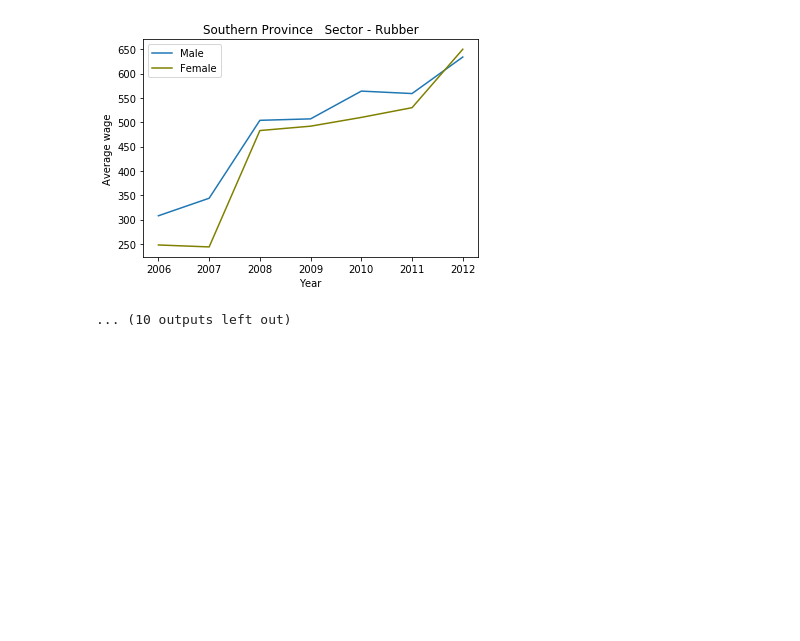
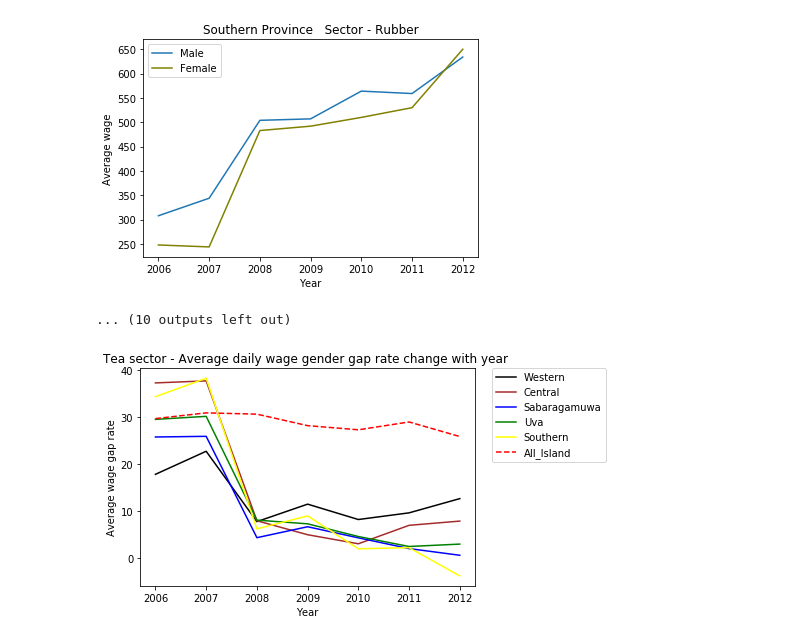
Before and after one commit to UpekkaA/CS5617-data-science-group-5, a Jupyter notebook: source/Inequality of average wage among Male and Female.ipynb, the cells around one changed output. Cells and saved outputs as stored; diff of their text form; code cells hidden in the pictures; blank space fills up the shorter version.

Commit message:
Visualize Average daily wage gender gap rate with year

```diff
--- a/source/Inequality of average wage among Male and Female.ipynb
+++ b/source/Inequality of average wage among Male and Female.ipynb
@@ -1,7 +1,7 @@
 # %%
 #Inequality of average wages among male and female in informal sectors (Tea, Rubber and Paddy)
 # %%
-#Wage deviation between male and female province wise
+#Wage deviation between male and female province wise and sector wise
 import matplotlib.pyplot as plt
 import csv
 
@@ -9,9 +9,9 @@ x = []
 y = []
 
 with open('resources/Inequality_among_gender.csv','r') as csvfile:
-    plots = csv.reader(csvfile, delimiter=',')
+    average_daily_wage_data = csv.reader(csvfile, delimiter=',')
     i=0
-    for row in plots:
+    for row in average_daily_wage_data:
         if i==0:
             year = list(map(int, (row[4:11])))
         #print(row[4:9])
@@ -48,3 +48,71 @@ with open('resources/Inequality_among_gender.csv','r') as csvfile:
 [figure]
 [figure]
 ... (10 outputs left out)
+# %%
+#Average daily wage gender gap rate change with year - Tea sector
+import matplotlib.pyplot as plt
+import csv
+
+x = []
+y = []
+
+with open('resources/Inequality_among_gender.csv','r') as csvfile:
+    data = csv.reader(csvfile, delimiter=',')
+    i=0
+    for row in data:
+        if i==0:
+            year = list(map(int, (row[4:11])))
+        #print(row[4:9])
+        Gender=row[3]
+        province=row[0]
+        sector=row[2]
+        if(sector=="Tea"):
+            if Gender=='Male':
+                male = list(map(int, (row[4:11])))
+            if Gender == 'Female':
+                female = list(map(int, (row[4:11])))
+                avg_wage_gap_rate = []
+                for i in range(0, len(male)):
+                    if(male[i]>0):
+                        avg_wage_gap_rate.append((male[i] - female[i])*100/male[i])
+                    if(male[i]==0):
+                        avg_wage_gap_rate.append(0)
+                if(province=='Western'):
+                    western = avg_wage_gap_rate
+                if(province=='Central'):
+                    Central = avg_wage_gap_rate
+                if(province=='Sabaragamuwa'):
+                    Sabaragamuwa = avg_wage_gap_rate
+                if(province=='Uva'):
+                    Uva = avg_wage_gap_rate
+                if(province=='Southern'):
+                    Southern = avg_wage_gap_rate
+                if(province=='All Island'):
+                    All_Island = avg_wage_gap_rate
+                if(province=='North Western'):
+                    North_Western = avg_wage_gap_rate
+                if(province=='North Central'):
+                    North_Central = avg_wage_gap_rate
+                if(province=='Northern'):
+                    Northern = avg_wage_gap_rate
+                if(province=='Eastern'):
+                    Eastern = avg_wage_gap_rate
+        i+=1
+    plt.plot(year,western, label='Western' , color ='black')
+    plt.plot(year,Central, label='Central',  color='brown')
+    plt.plot(year,Sabaragamuwa, label='Sabaragamuwa',  color='blue')
+    plt.plot(year,Uva, label='Uva',  color='green')
+    plt.plot(year,Southern, label='Southern',  color='yellow')
+    plt.plot(year,All_Island, label='All_Island',  color='red', linestyle='--')
+
+    plt.xlabel('Year')
+    plt.ylabel('Average wage gap rate')
+
+    plt.title( "Tea sector - Average daily wage gender gap rate change with year ")
+
+    plt.legend(bbox_to_anchor=(1.05, 1), loc=2, borderaxespad=0.)
+
+    plt.xticks(year, year)
+    plt.show()
+# %% [output]
+[figure, added]
```
Also changed, not shown: parts of 2 cells of this notebook.
